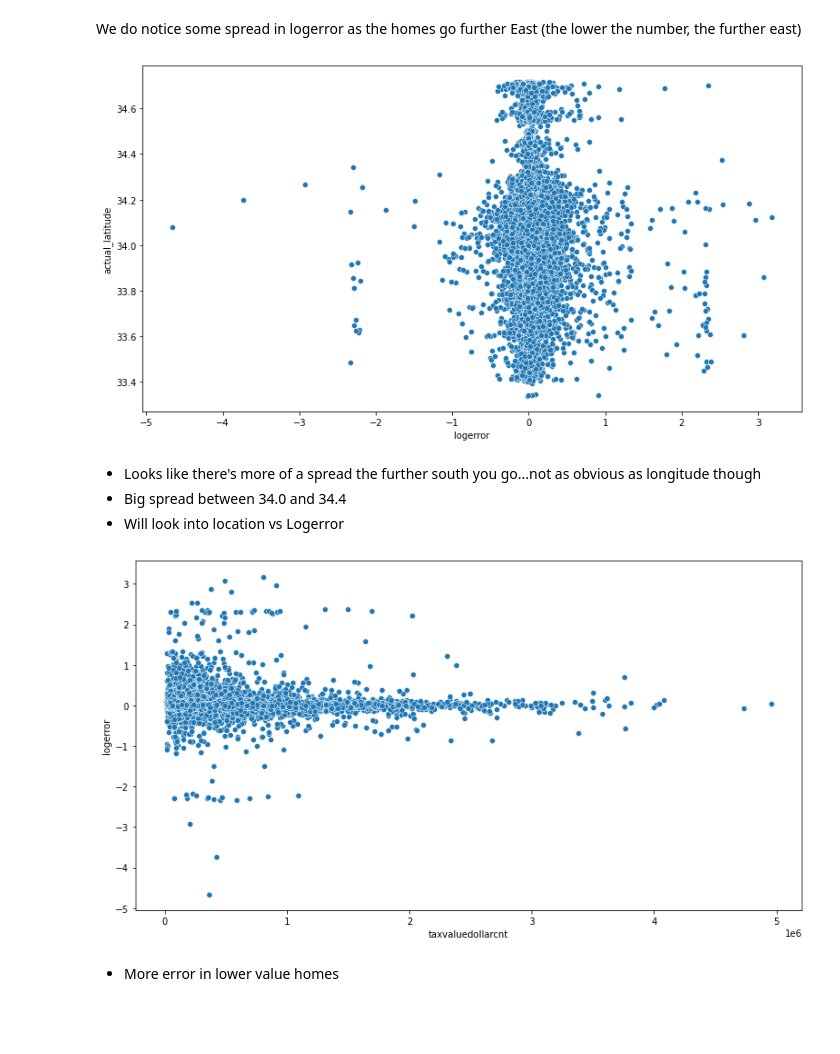
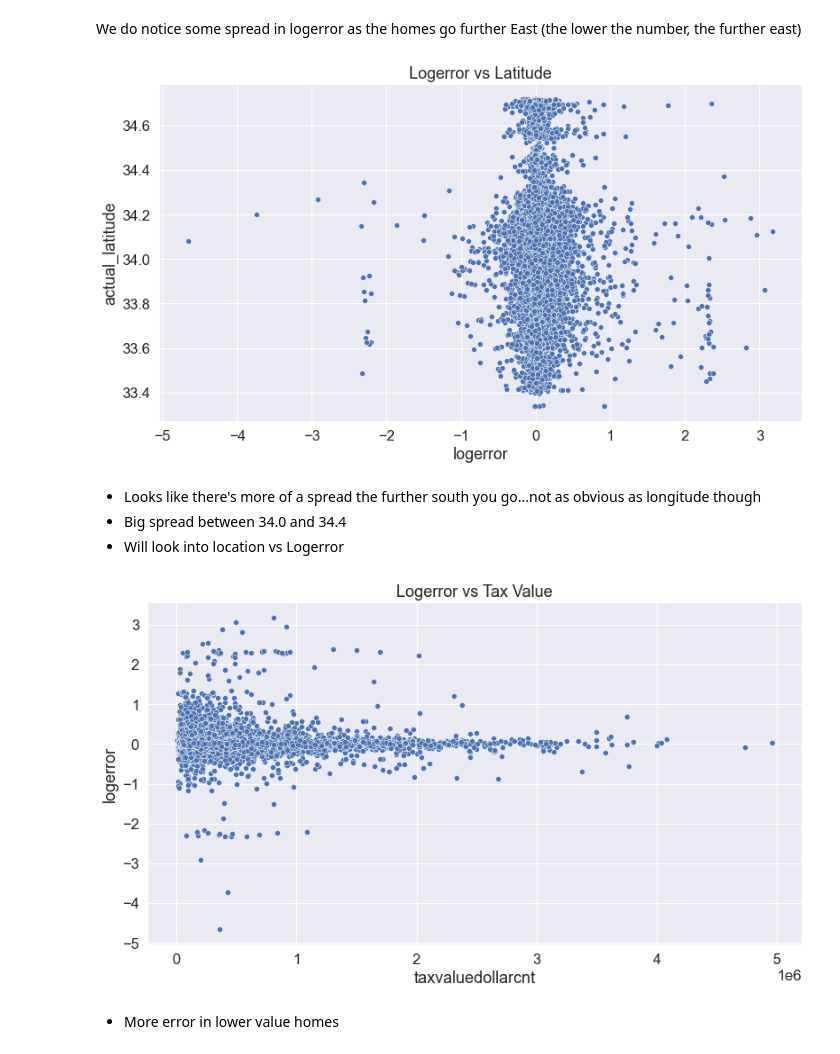
Before and after one commit to Joshua-C-Bryant/zillow_clustering_project, a Jupyter notebook: zillow_clustering_project.ipynb, the cells around one changed output. Saved outputs shown, nothing was run; the diff lists cells and outputs as text; code cells hidden in the pictures; blank space fills up the shorter version.

```diff
--- a/zillow_clustering_project.ipynb
+++ b/zillow_clustering_project.ipynb
@@ -410,7 +435,9 @@ Index(['bedroomcnt', 'calculatedfinishedsquarefeet',
 #### Taking a closer look
 # %%
 # Logerror and calculatedfinishedsquarefeet
+sns.set(font_scale = 1.5)
 plt.figure(figsize = (13,7))
 sns.scatterplot(data=train, y=train.logerror, x = train.calculatedfinishedsquarefeet)
+plt.title('Logerror vs Square Footage')
 plt.show()
 # %% [output]
@@ -429,10 +457,11 @@ We do notice some spread in logerror as the homes go further East (the lower the
 # %%
 # What about latitude?
 plt.figure(figsize = (13,7))
 sns.scatterplot(data=train, x=train.logerror, y = train.actual_latitude)
+plt.title('Logerror vs Latitude')
 plt.show()
 # %% [output]
-[figure, old version]
+[figure, new version]
 # %% [markdown]
 - Looks like there's more of a spread the further south you go...not as obvious as longitude though
 - Big spread between 34.0 and 34.4
@@ -441,9 +470,10 @@ plt.show()
 # Logerror and structuretaxvaluedollarcnt
 plt.figure(figsize = (13,7))
 sns.scatterplot(data=train, y=train.logerror, x = train.taxvaluedollarcnt)
+plt.title('Logerror vs Tax Value')
 plt.show()
 # %% [output]
-[figure, old version]
+[figure, new version]
 # %% [markdown]
 - More error in lower value homes
 # %%
```
Also changed, not shown: parts of 68 cells of this notebook.
